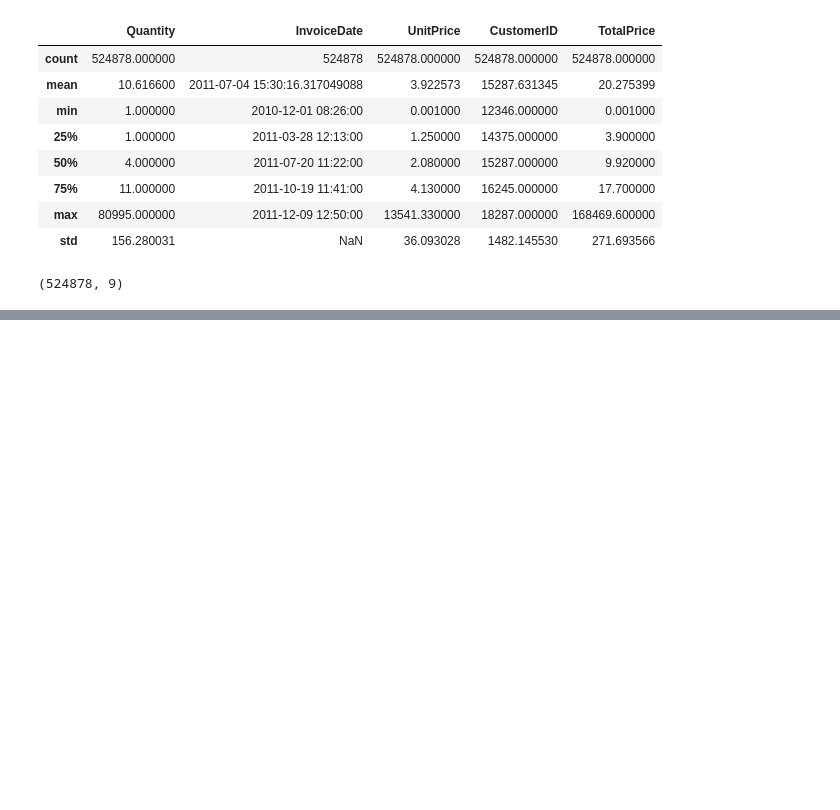
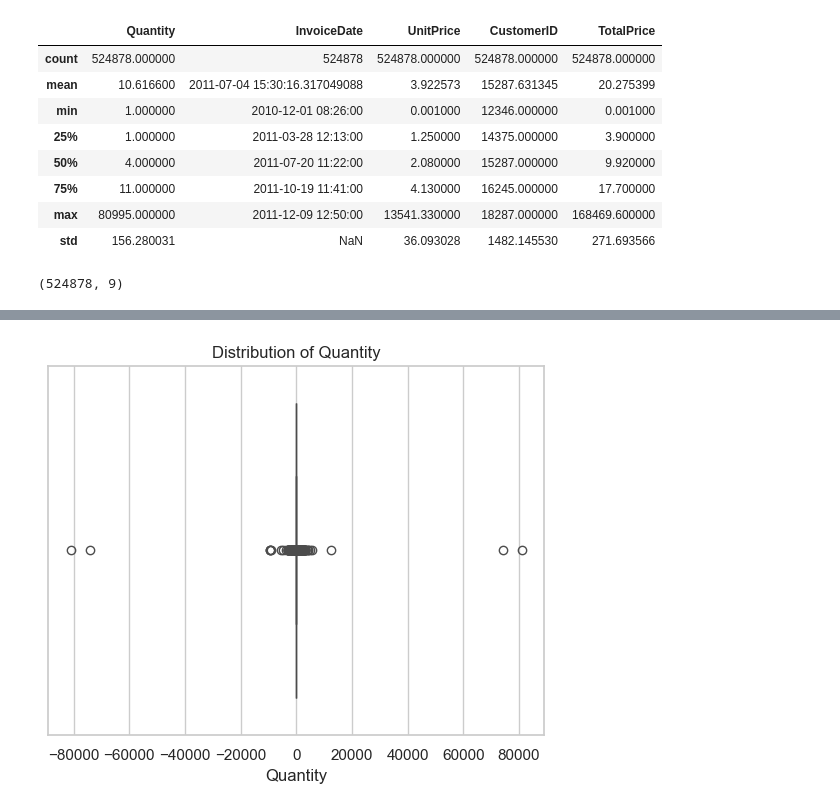
Before and after one commit to SelinaFischer/Project-1-Online-Retail-Transaction-Analysis, a Jupyter notebook: jupyter_notebooks/data_investigation.ipynb, the cells around one changed output, grey strips where cells are left out. Saved outputs shown, nothing was run; the diff lists cells and outputs as text; code cells hidden in the pictures; blank space fills up the shorter version.

```diff
--- a/jupyter_notebooks/data_investigation.ipynb
+++ b/jupyter_notebooks/data_investigation.ipynb
@@ -768,0 +788,6 @@ df_cleaned.shape
+# %%
+sns.boxplot(x=df['Quantity'])
+plt.title("Distribution of Quantity")
+plt.show()
+# %% [output]
+[figure, added]
```
Also changed, not shown: parts of 8 cells of this notebook, 4 other files.
